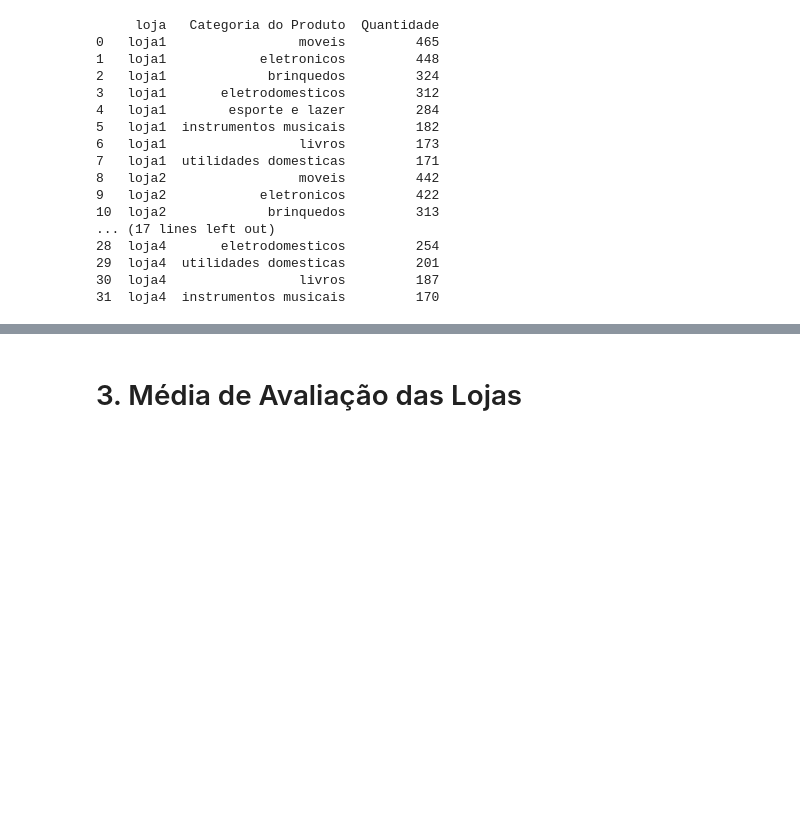
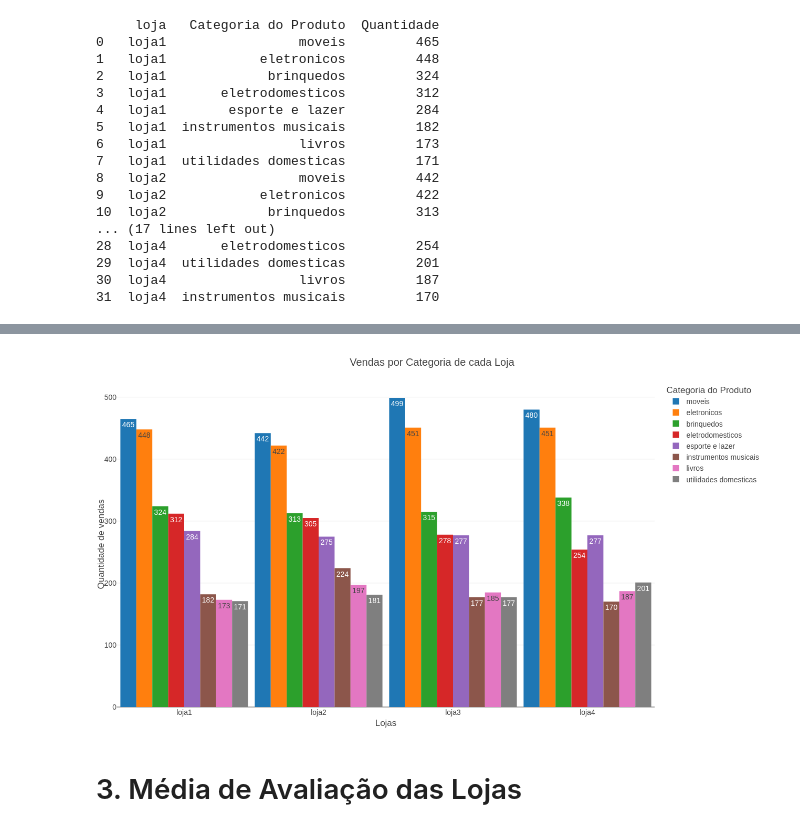
Before and after one commit to jeffnoronha1/Datascience-Challenge1-AluraStore, a Jupyter notebook: AluraStoreBr.ipynb, the cells around one changed output, grey strips where cells are left out. Saved outputs shown, nothing was run; the diff lists cells and outputs as text; code cells hidden in the pictures; blank space fills up the shorter version.

```diff
--- a/AluraStoreBr.ipynb
+++ b/AluraStoreBr.ipynb
@@ -103,8 +103,11 @@ fig_venda_por_categoria = px.bar(venda_por_categoria_loja,
        y='Quantidade',
        color='Categoria do Produto',
        barmode='group',
-       title='Vendas por Categoria de cada Loja')
-fig_venda_por_categoria.update_layout(xaxis_title='Lojas', yaxis_title='Quantidade de vendas', bargap=0.15)
+       title='Vendas por Categoria de cada Loja',
+       width=1280,
+       height=720)
+
+fig_venda_por_categoria.update_layout(xaxis_title='Lojas', yaxis_title='Quantidade de vendas', bargap=0.05,bargroupgap=0.0)
 fig_venda_por_categoria.update_traces(texttemplate='%{y}', textposition='inside')
 fig_venda_por_categoria.show()
 # %% [output]
@@ -112,3 +114,4 @@ fig_venda_por_categoria.show()
+[figure, added]
 # %% [markdown]
 # 3. Média de Avaliação das Lojas
 # %%
```
Also changed, not shown: parts of 10 cells of this notebook.
